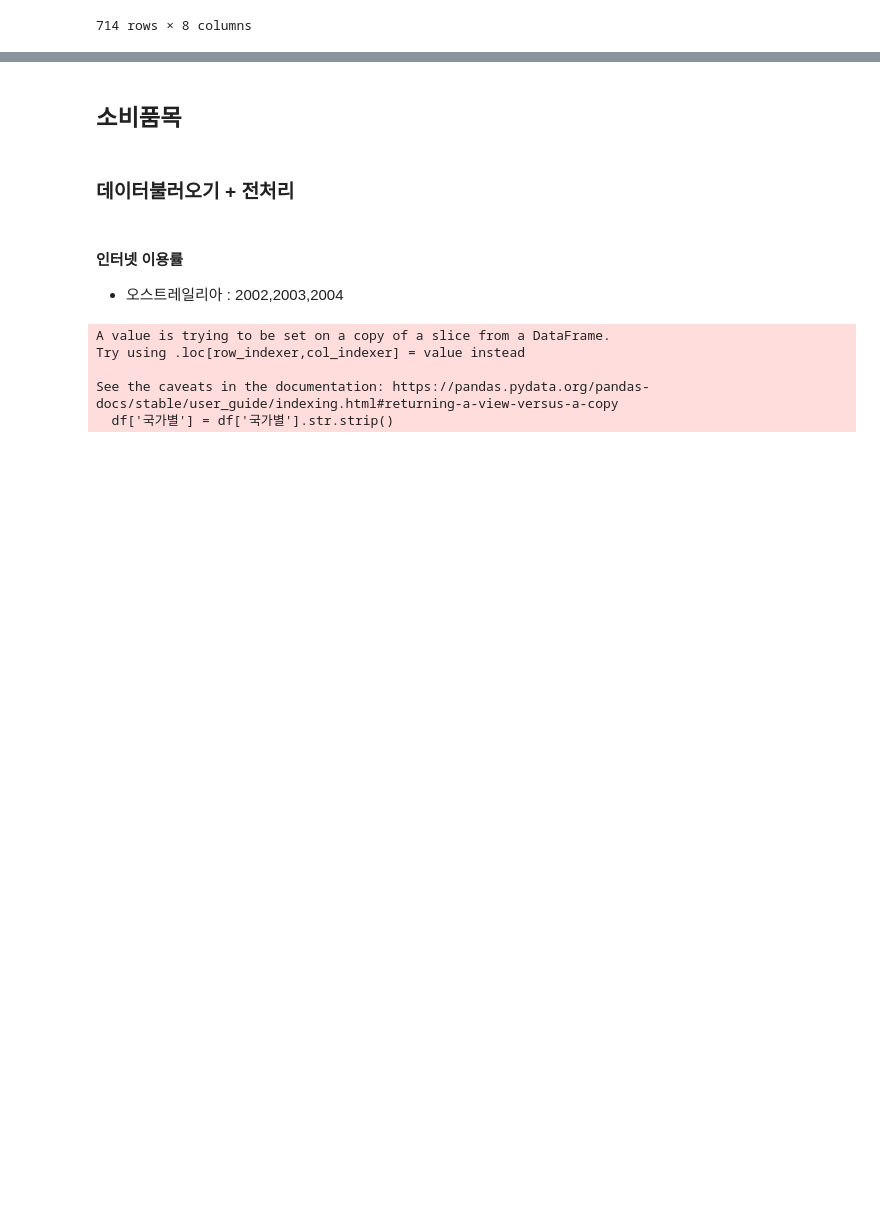
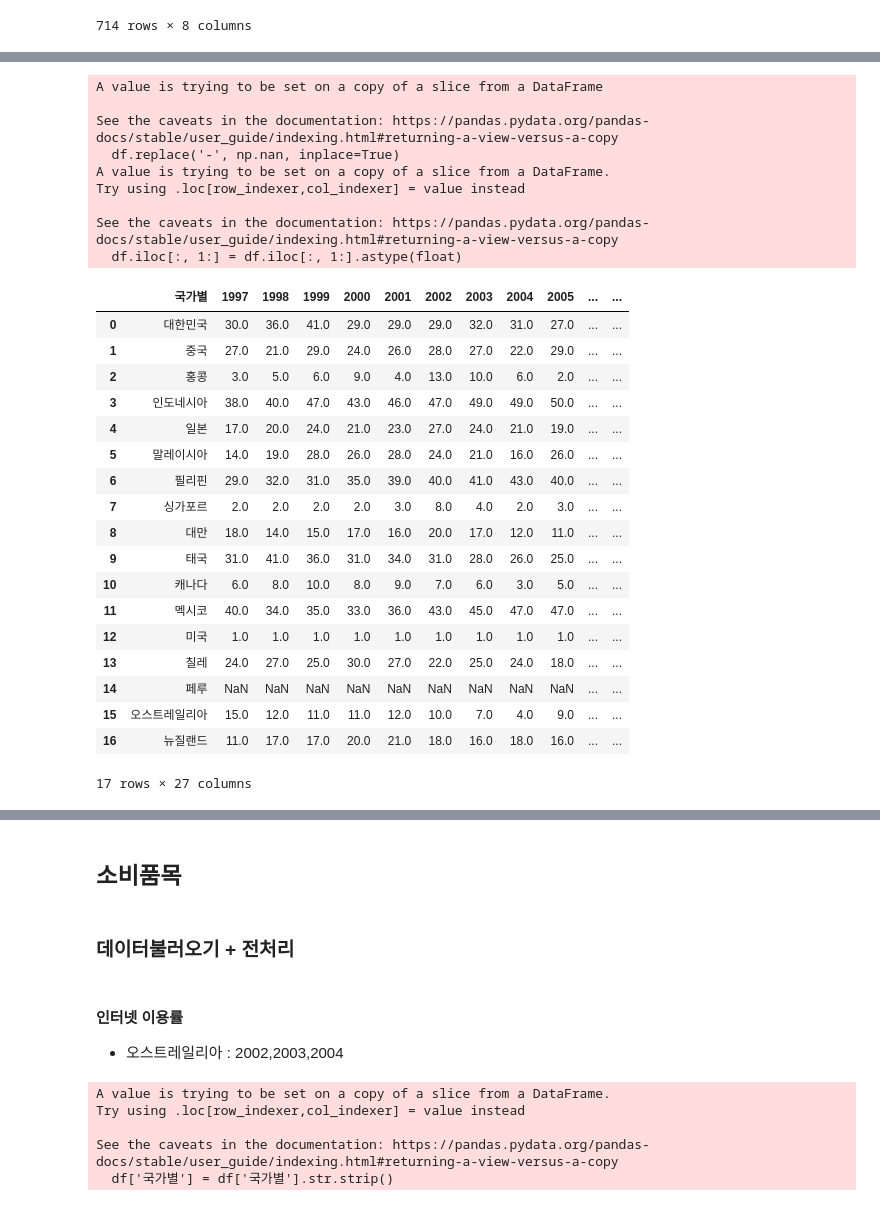
Before and after one commit to sooohyeonkim/Apec_Economic_Analysis, a Jupyter notebook: APEC_Economic_Analysis_EDA.ipynb, the cells around one changed output, grey strips where cells are left out. Saved outputs shown, nothing was run; the diff lists cells and outputs as text; code cells hidden in the pictures; blank space fills up the shorter version.

```diff
--- a/APEC_Economic_Analysis_EDA.ipynb
+++ b/APEC_Economic_Analysis_EDA.ipynb
@@ -947,0 +948,4 @@ merged.to_excel('/content/drive/MyDrive/경제지수_merged.xlsx', index=False)
+# %%
+file_path = os.path.join(basic_dir, 'economy/국가경쟁력_순위_APEC회원국__20240202142729.xlsx')
+ranking = pd.read_excel(file_path)
+ranking.head()
@@ -947,0 +960,31 @@ merged.to_excel('/content/drive/MyDrive/경제지수_merged.xlsx', index=False)
+# %%
+def drop_conti(df):
+    conti_list = ['아시아', '북아메리카', '남아메리카', '유럽', '오세아니아']
+
+    if '국가' in df.columns:
+        df = df[~df['국가'].isin(conti_list)]
+        df = df.rename(columns={'국가': '국가별'})
+        df['국가별'] = df['국가별'].str.strip()
+    elif '국가별' in df.columns:
+        df = df[~df['국가별'].isin(conti_list)]
+        df['국가별'] = df['국가별'].str.strip()
+    else:
+        pass
+
+    return df
+
+def ToNullandNum(df):
+    df.replace('-', np.nan, inplace=True)
+    df.iloc[:, 1:] = df.iloc[:, 1:].astype(float)
+    df.reset_index(drop=True, inplace=True)
+    return df
+
+
+def pivot(df, nation, year, value):
+    df = df.melt(id_vars=[nation], var_name=year, value_name=value)
+    df[year] = pd.to_numeric(df[year], errors='coerce')
+    df[value] = pd.to_numeric(df[value], errors='coerce')
+    return df
+# %%
+ranking_df=drop_conti(ranking)
+ranking_df.head()
@@ -947,0 +1004,32 @@ merged.to_excel('/content/drive/MyDrive/경제지수_merged.xlsx', index=False)
+# %%
+ranking_df=ToNullandNum(ranking_df)
+ranking_df
+# %% [output]
+A value is trying to be set on a copy of a slice from a DataFrame
+
+See the caveats in the documentation: https://pandas.pydata.org/pandas-docs/stable/user_guide/indexing.html#returning-a-view-versus-a-copy
+  df.replace('-', np.nan, inplace=True)
+A value is trying to be set on a copy of a slice from a DataFrame.
+Try using .loc[row_indexer,col_indexer] = value instead
+
+See the caveats in the documentation: https://pandas.pydata.org/pandas-docs/stable/user_guide/indexing.html#returning-a-view-versus-a-copy
+  df.iloc[:, 1:] = df.iloc[:, 1:].astype(float)
+|  | 국가별 | 1997 | 1998 | 1999 | 2000 | 2001 | 2002 | 2003 | 2004 | 2005 | ... | ... |
+| 0 | 대한민국 | 30.0 | 36.0 | 41.0 | 29.0 | 29.0 | 29.0 | 32.0 | 31.0 | 27.0 | ... | ... |
+| 1 | 중국 | 27.0 | 21.0 | 29.0 | 24.0 | 26.0 | 28.0 | 27.0 | 22.0 | 29.0 | ... | ... |
+| 2 | 홍콩 | 3.0 | 5.0 | 6.0 | 9.0 | 4.0 | 13.0 | 10.0 | 6.0 | 2.0 | ... | ... |
+| 3 | 인도네시아 | 38.0 | 40.0 | 47.0 | 43.0 | 46.0 | 47.0 | 49.0 | 49.0 | 50.0 | ... | ... |
+| 4 | 일본 | 17.0 | 20.0 | 24.0 | 21.0 | 23.0 | 27.0 | 24.0 | 21.0 | 19.0 | ... | ... |
+| 5 | 말레이시아 | 14.0 | 19.0 | 28.0 | 26.0 | 28.0 | 24.0 | 21.0 | 16.0 | 26.0 | ... | ... |
+| 6 | 필리핀 | 29.0 | 32.0 | 31.0 | 35.0 | 39.0 | 40.0 | 41.0 | 43.0 | 40.0 | ... | ... |
+| 7 | 싱가포르 | 2.0 | 2.0 | 2.0 | 2.0 | 3.0 | 8.0 | 4.0 | 2.0 | 3.0 | ... | ... |
+| 8 | 대만 | 18.0 | 14.0 | 15.0 | 17.0 | 16.0 | 20.0 | 17.0 | 12.0 | 11.0 | ... | ... |
+| 9 | 태국 | 31.0 | 41.0 | 36.0 | 31.0 | 34.0 | 31.0 | 28.0 | 26.0 | 25.0 | ... | ... |
+| 10 | 캐나다 | 6.0 | 8.0 | 10.0 | 8.0 | 9.0 | 7.0 | 6.0 | 3.0 | 5.0 | ... | ... |
+| 11 | 멕시코 | 40.0 | 34.0 | 35.0 | 33.0 | 36.0 | 43.0 | 45.0 | 47.0 | 47.0 | ... | ... |
+| 12 | 미국 | 1.0 | 1.0 | 1.0 | 1.0 | 1.0 | 1.0 | 1.0 | 1.0 | 1.0 | ... | ... |
+| 13 | 칠레 | 24.0 | 27.0 | 25.0 | 30.0 | 27.0 | 22.0 | 25.0 | 24.0 | 18.0 | ... | ... |
+| 14 | 페루 | NaN | NaN | NaN | NaN | NaN | NaN | NaN | NaN | NaN | ... | ... |
+| 15 | 오스트레일리아 | 15.0 | 12.0 | 11.0 | 11.0 | 12.0 | 10.0 | 7.0 | 4.0 | 9.0 | ... | ... |
+| 16 | 뉴질랜드 | 11.0 | 17.0 | 17.0 | 20.0 | 21.0 | 18.0 | 16.0 | 18.0 | 16.0 | ... | ... |
+17 rows × 27 columns
```
Also changed, not shown: parts of 13 cells of this notebook.
